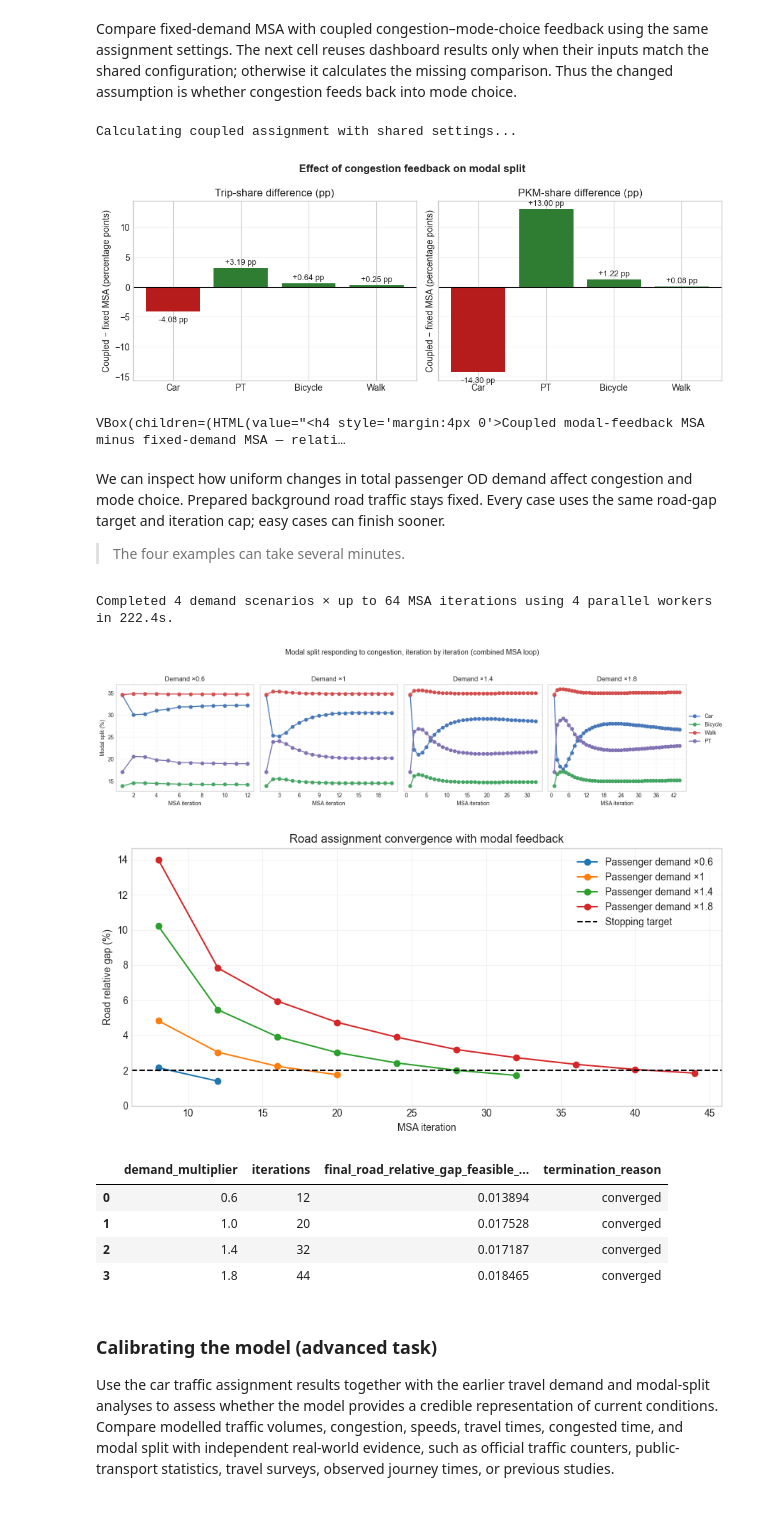
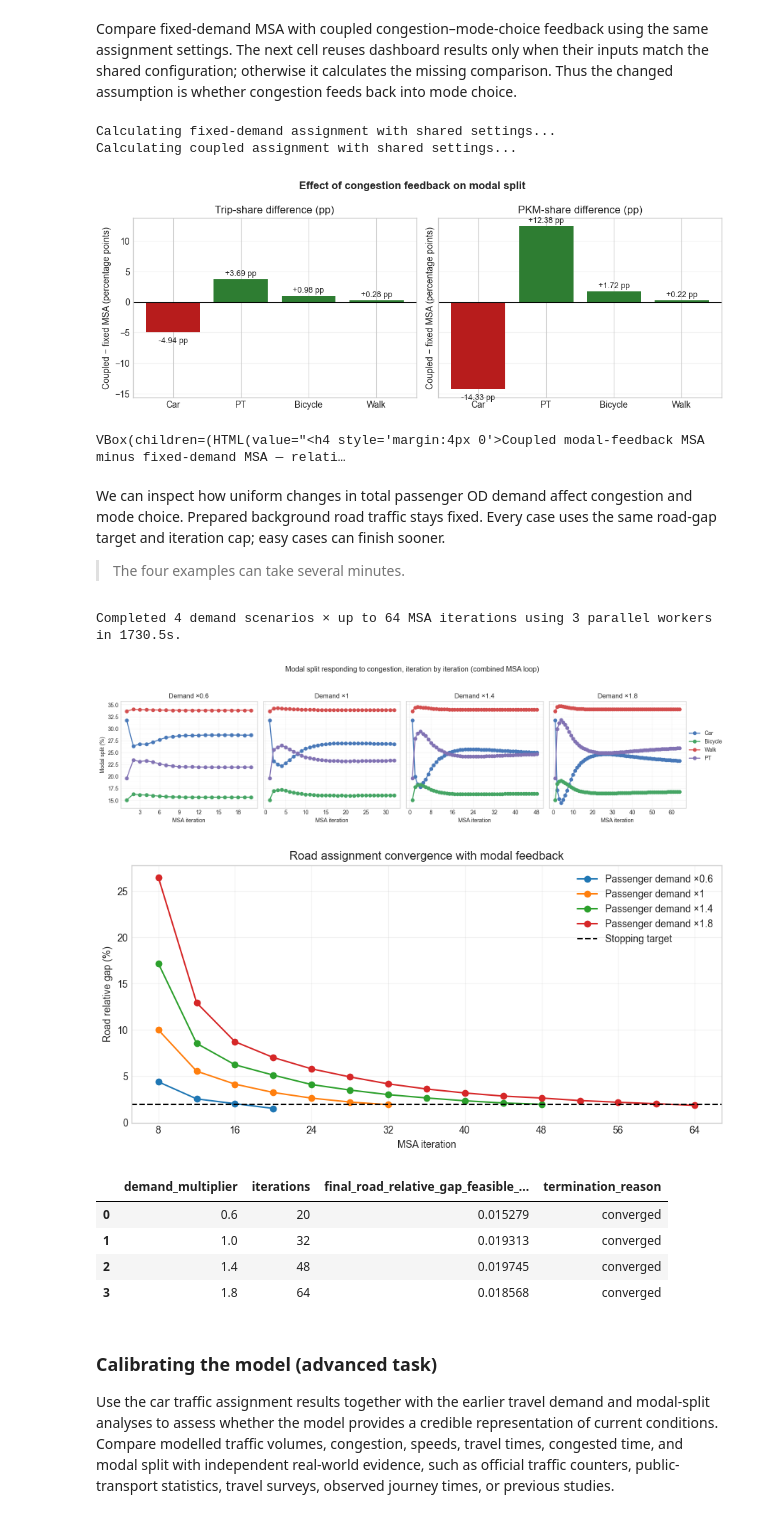
Before and after one commit to Ladina8/IP-HS26-MehrSpur-CaseStudy, a Jupyter notebook: notebooks/02_system_modeling.ipynb, the cells around one changed output. Cells and saved outputs as stored; diff of their text form; code cells hidden in the pictures.

```diff
--- a/notebooks/02_system_modeling.ipynb
+++ b/notebooks/02_system_modeling.ipynb
@@ -716,7 +716,7 @@ if callable(globals().get("dashboard_state", {}).get("close")):
     dashboard_state["close"]()
 
 # Interactive mode-choice & parameter sensitivity dashboard — Stage 0 only
-corridor_zones = list(MEHRSPUR.zone_ids)
+corridor_zones = list(HUBFORCH.zone_ids)
 
 stage_0_specs = {
     0: stages[0],}
@@ -780,7 +780,7 @@ print(
 ASSIGNMENT_MODE_STATE = {"result": mode_result}
 ASSIGNMENT_UI, ASSIGNMENT_STATE = tmi.assignment_dashboard(
     ctx,
-    MEHRSPUR,
+    HUBFORCH,
     ASSIGNMENT_MODE_STATE,
     modal_feedback=False,  # isolate car traffic assignment first
 )
@@ -858,7 +868,7 @@ This is still a local-network approximation: only travel times on links within t
 # Run the same assignment controls with congestion-to-mode-choice feedback.
 COUPLED_ASSIGNMENT_UI, COUPLED_ASSIGNMENT_STATE = tmi.assignment_dashboard(
     ctx,
-    MEHRSPUR,
+    HUBFORCH,
     ASSIGNMENT_MODE_STATE,
     modal_feedback=True,
 )
@@ -878,7 +888,7 @@ def matching_dashboard(state, coupled):
     return (
         result is not None
         and state.get("context") is ctx
-        and state.get("corridor") is MEHRSPUR
+        and state.get("corridor") is HUBFORCH
         and state.get("mode_cache_key") == tuple(_assignment_mode_result.cache_key)
         and bool(result.diagnostics.get("modal_feedback", False)) == coupled
         and tmi.assignment_settings_match(result.diagnostics, ASSIGNMENT_OPTIONS,
@@ -890,7 +900,7 @@ def comparison_assignment(state, coupled):
         return state["result"]
     print(f"Calculating {'coupled' if coupled else 'fixed-demand'} assignment with shared settings...")
     runner = tmi.run_coupled_corridor_assignment if coupled else tmi.run_corridor_assignment
-    result = runner(ctx, MEHRSPUR, _assignment_mode_result,
+    result = runner(ctx,HUBFORCH, _assignment_mode_result,
         passthrough_fraction=tmi.DEFAULT_PASSTHROUGH_FRACTION,
         **tmi.assignment_solver_kwargs(ASSIGNMENT_OPTIONS, coupled=coupled))
     # Keep the interactive dashboard's own selected result separate.
@@ -917,7 +927,7 @@ if coupled_mode is None:
 zone_ids = (
     corridor_zones
     if "corridor_zones" in globals()
-    else MEHRSPUR.zone_ids
+    else HUBFORCH.zone_ids
 )
 
 fixed_metrics = tmi.extract_corridor_metrics(
@@ -1069,8 +1079,8 @@ NETWORK_FEEDBACK_DIFFERENCE_MAP = tmi.network_explorer(
             "column": "speed_difference_pct",
         },
     },
-    gates=MEHRSPUR.gates,
-    polygon=MEHRSPUR.polygon_gdf,
+    gates=HUBFORCH.gates,
+    polygon=HUBFORCH.polygon_gdf,
     title=(
         "Coupled modal-feedback MSA minus fixed-demand MSA — "
         "relative link differences only"
@@ -1080,8 +1090,9 @@ NETWORK_FEEDBACK_DIFFERENCE_MAP = tmi.network_explorer(
 
 display(NETWORK_FEEDBACK_DIFFERENCE_MAP)
 # %% [output]
+Calculating fixed-demand assignment with shared settings...
 Calculating coupled assignment with shared settings...
-[figure, old version]
+[figure, new version]
 VBox(children=(HTML(value="<h4 style='margin:4px 0'>Coupled modal-feedback MSA minus fixed-demand MSA — relati…
 # %% [markdown]
 We can inspect how uniform changes in total passenger OD demand affect congestion and mode choice. Prepared background road traffic stays fixed. Every case uses the same road-gap target and iteration cap; easy cases can finish sooner.
@@ -1110,7 +1121,7 @@ def run_combined_case(demand_multiplier):
 
     result = tmi.run_coupled_corridor_assignment(
         ctx,
-        MEHRSPUR,
+        HUBFORCH,
         mode_result,
         demand_multiplier=demand_multiplier,
         **tmi.assignment_solver_kwargs(ASSIGNMENT_OPTIONS),
@@ -1220,41 +1231,41 @@ fig.legend(
 fig.suptitle(
     "Modal split responding to congestion, iteration by iteration "
     "(combined MSA loop)",
     fontsize=13,
 )
 
 fig.tight_layout(rect=(0, 0, 0.94, 0.93))
 plt.show()
 
 
 # 3. Road relative gap at checked iterations.
 gap_column = "road_relative_gap_feasible_averaged_od"
 fig, axis = plt.subplots(figsize=(9, 4.5))
 for multiplier, history in combined_history.groupby("demand_multiplier", sort=False):
     checked = history.loc[np.isfinite(history[gap_column])]
     axis.plot(checked["iteration"], 100 * checked[gap_column], marker="o",
               label=f"Passenger demand ×{multiplier:g}")
 axis.axhline(100 * ASSIGNMENT_OPTIONS["road_gap_threshold"], color="black",
              linestyle="--", label="Stopping target")
 axis.set(xlabel="MSA iteration", ylabel="Road relative gap (%)",
          title="Road assignment convergence with modal feedback")
 axis.set_ylim(bottom=0)
 axis.xaxis.set_major_locator(MaxNLocator(integer=True, nbins=8))
 axis.grid(alpha=0.25)
 axis.legend()
 fig.tight_layout()
 plt.show()
 display(combined_diagnostics[["demand_multiplier", "iterations",
     "final_road_relative_gap_feasible_averaged_od", "termination_reason"]])
 # %% [output]
-Completed 4 demand scenarios × up to 64 MSA iterations using 4 parallel workers in 222.4s.
+Completed 4 demand scenarios × up to 64 MSA iterations using 3 parallel workers in 1730.5s.
-[figure, old version]
+[figure, new version]
-[figure, old version]
+[figure, new version]
 |  | demand_multiplier | iterations | final_road_relative_gap_feasible_... | termination_reason |
-| 0 | 0.6 | 12 | 0.013894 | converged |
-| 1 | 1.0 | 20 | 0.017528 | converged |
-| 2 | 1.4 | 32 | 0.017187 | converged |
-| 3 | 1.8 | 44 | 0.018465 | converged |
+| 0 | 0.6 | 20 | 0.015279 | converged |
+| 1 | 1.0 | 32 | 0.019313 | converged |
+| 2 | 1.4 | 48 | 0.019745 | converged |
+| 3 | 1.8 | 64 | 0.018568 | converged |
 # %% [markdown]
 ### Calibrating the model (advanced task)
 
```
Also changed, not shown: parts of 5 cells of this notebook.
